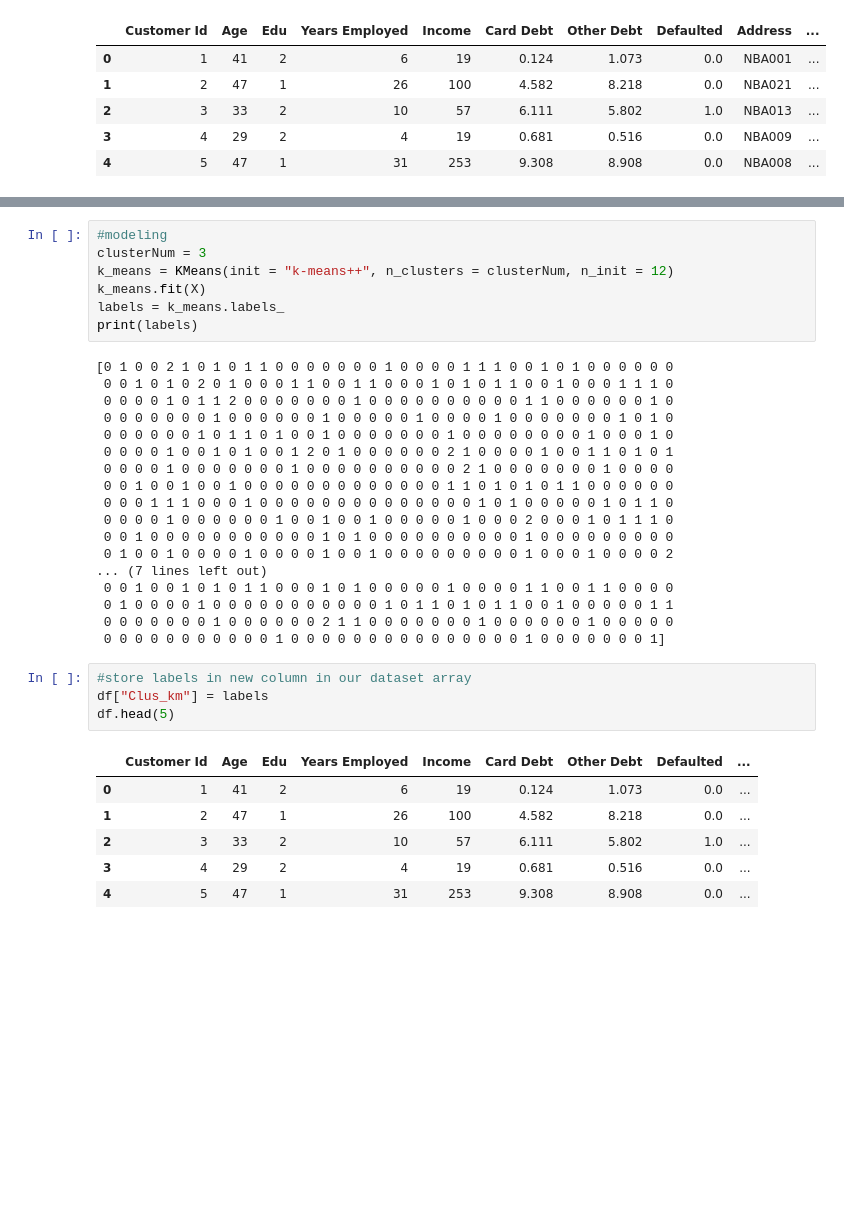
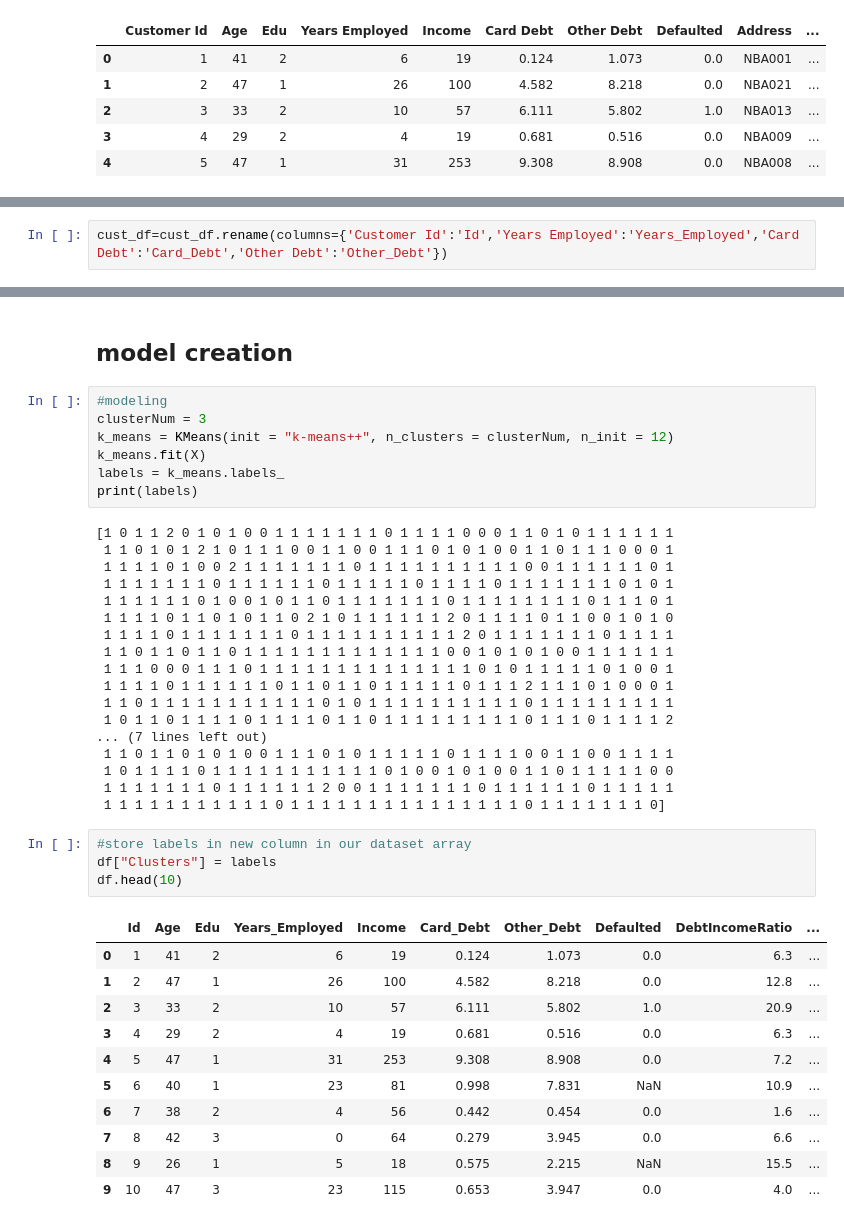
Before and after one commit to Abali-Youssef/machineLearning, a Jupyter notebook: K_MEANS/LAB-K_means.ipynb, the cells around one changed output, grey strips where cells are left out. Drawn from its saved outputs; the diff is of its cells as text; blank space fills up the shorter version.

```diff
--- a/K_MEANS/LAB-K_means.ipynb
+++ b/K_MEANS/LAB-K_means.ipynb
@@ -18,0 +43,2 @@ cust_df.head()
+# %%
+cust_df=cust_df.rename(columns={'Customer Id':'Id','Years Employed':'Years_Employed','Card Debt':'Card_Debt','Other Debt':'Other_Debt'})
@@ -50,3 +102,5 @@ array([[ 0.74291541,  0.31212243, -0.37878978, ..., -0.59048916,
+# %% [markdown]
+## model creation
 # %%
 #modeling
 clusterNum = 3
@@ -55,33 +109,38 @@ k_means.fit(X)
 labels = k_means.labels_
 print(labels)
 # %% [output]
-[0 1 0 0 2 1 0 1 0 1 1 0 0 0 0 0 0 0 1 0 0 0 0 1 1 1 0 0 1 0 1 0 0 0 0 0 0
- 0 0 1 0 1 0 2 0 1 0 0 0 1 1 0 0 1 1 0 0 0 1 0 1 0 1 1 0 0 1 0 0 0 1 1 1 0
- 0 0 0 0 1 0 1 1 2 0 0 0 0 0 0 0 1 0 0 0 0 0 0 0 0 0 0 1 1 0 0 0 0 0 0 1 0
- 0 0 0 0 0 0 0 1 0 0 0 0 0 0 1 0 0 0 0 0 1 0 0 0 0 1 0 0 0 0 0 0 0 1 0 1 0
- 0 0 0 0 0 0 1 0 1 1 0 1 0 0 1 0 0 0 0 0 0 0 1 0 0 0 0 0 0 0 0 1 0 0 0 1 0
- 0 0 0 0 1 0 0 1 0 1 0 0 1 2 0 1 0 0 0 0 0 0 2 1 0 0 0 0 1 0 0 1 1 0 1 0 1
- 0 0 0 0 1 0 0 0 0 0 0 0 1 0 0 0 0 0 0 0 0 0 0 2 1 0 0 0 0 0 0 0 1 0 0 0 0
- 0 0 1 0 0 1 0 0 1 0 0 0 0 0 0 0 0 0 0 0 0 0 1 1 0 1 0 1 0 1 1 0 0 0 0 0 0
- 0 0 0 1 1 1 0 0 0 1 0 0 0 0 0 0 0 0 0 0 0 0 0 0 1 0 1 0 0 0 0 0 1 0 1 1 0
- 0 0 0 0 1 0 0 0 0 0 0 1 0 0 1 0 0 1 0 0 0 0 0 1 0 0 0 2 0 0 0 1 0 1 1 1 0
- 0 0 1 0 0 0 0 0 0 0 0 0 0 0 1 0 1 0 0 0 0 0 0 0 0 0 0 1 0 0 0 0 0 0 0 0 0
- 0 1 0 0 1 0 0 0 0 1 0 0 0 0 1 0 0 1 0 0 0 0 0 0 0 0 0 1 0 0 0 1 0 0 0 0 2
+[1 0 1 1 2 0 1 0 1 0 0 1 1 1 1 1 1 1 0 1 1 1 1 0 0 0 1 1 0 1 0 1 1 1 1 1 1
+ 1 1 0 1 0 1 2 1 0 1 1 1 0 0 1 1 0 0 1 1 1 0 1 0 1 0 0 1 1 0 1 1 1 0 0 0 1
+ 1 1 1 1 0 1 0 0 2 1 1 1 1 1 1 1 0 1 1 1 1 1 1 1 1 1 1 0 0 1 1 1 1 1 1 0 1
+ 1 1 1 1 1 1 1 0 1 1 1 1 1 1 0 1 1 1 1 1 0 1 1 1 1 0 1 1 1 1 1 1 1 0 1 0 1
+ 1 1 1 1 1 1 0 1 0 0 1 0 1 1 0 1 1 1 1 1 1 1 0 1 1 1 1 1 1 1 1 0 1 1 1 0 1
+ 1 1 1 1 0 1 1 0 1 0 1 1 0 2 1 0 1 1 1 1 1 1 2 0 1 1 1 1 0 1 1 0 0 1 0 1 0
+ 1 1 1 1 0 1 1 1 1 1 1 1 0 1 1 1 1 1 1 1 1 1 1 2 0 1 1 1 1 1 1 1 0 1 1 1 1
+ 1 1 0 1 1 0 1 1 0 1 1 1 1 1 1 1 1 1 1 1 1 1 0 0 1 0 1 0 1 0 0 1 1 1 1 1 1
+ 1 1 1 0 0 0 1 1 1 0 1 1 1 1 1 1 1 1 1 1 1 1 1 1 0 1 0 1 1 1 1 1 0 1 0 0 1
+ 1 1 1 1 0 1 1 1 1 1 1 0 1 1 0 1 1 0 1 1 1 1 1 0 1 1 1 2 1 1 1 0 1 0 0 0 1
+ 1 1 0 1 1 1 1 1 1 1 1 1 1 1 0 1 0 1 1 1 1 1 1 1 1 1 1 0 1 1 1 1 1 1 1 1 1
+ 1 0 1 1 0 1 1 1 1 0 1 1 1 1 0 1 1 0 1 1 1 1 1 1 1 1 1 0 1 1 1 0 1 1 1 1 2
 ... (7 lines left out)
- 0 0 1 0 0 1 0 1 0 1 1 0 0 0 1 0 1 0 0 0 0 0 1 0 0 0 0 1 1 0 0 1 1 0 0 0 0
- 0 1 0 0 0 0 1 0 0 0 0 0 0 0 0 0 0 0 1 0 1 1 0 1 0 1 1 0 0 1 0 0 0 0 0 1 1
- 0 0 0 0 0 0 0 1 0 0 0 0 0 0 2 1 1 0 0 0 0 0 0 0 1 0 0 0 0 0 0 1 0 0 0 0 0
- 0 0 0 0 0 0 0 0 0 0 0 1 0 0 0 0 0 0 0 0 0 0 0 0 0 0 0 1 0 0 0 0 0 0 0 1]
+ 1 1 0 1 1 0 1 0 1 0 0 1 1 1 0 1 0 1 1 1 1 1 0 1 1 1 1 0 0 1 1 0 0 1 1 1 1
+ 1 0 1 1 1 1 0 1 1 1 1 1 1 1 1 1 1 1 0 1 0 0 1 0 1 0 0 1 1 0 1 1 1 1 1 0 0
+ 1 1 1 1 1 1 1 0 1 1 1 1 1 1 2 0 0 1 1 1 1 1 1 1 0 1 1 1 1 1 1 0 1 1 1 1 1
+ 1 1 1 1 1 1 1 1 1 1 1 0 1 1 1 1 1 1 1 1 1 1 1 1 1 1 1 0 1 1 1 1 1 1 1 0]
 # %%
 #store labels in new column in our dataset array
-df["Clus_km"] = labels
-df.head(5)
+df["Clusters"] = labels
+df.head(10)
 # %% [output]
-|  | Customer Id | Age | Edu | Years Employed | Income | Card Debt | Other Debt | Defaulted | ... |
-| 0 | 1 | 41 | 2 | 6 | 19 | 0.124 | 1.073 | 0.0 | ... |
-| 1 | 2 | 47 | 1 | 26 | 100 | 4.582 | 8.218 | 0.0 | ... |
-| 2 | 3 | 33 | 2 | 10 | 57 | 6.111 | 5.802 | 1.0 | ... |
-| 3 | 4 | 29 | 2 | 4 | 19 | 0.681 | 0.516 | 0.0 | ... |
-| 4 | 5 | 47 | 1 | 31 | 253 | 9.308 | 8.908 | 0.0 | ... |
+|  | Id | Age | Edu | Years_Employed | Income | Card_Debt | Other_Debt | Defaulted | DebtIncomeRatio | ... |
+| 0 | 1 | 41 | 2 | 6 | 19 | 0.124 | 1.073 | 0.0 | 6.3 | ... |
+| 1 | 2 | 47 | 1 | 26 | 100 | 4.582 | 8.218 | 0.0 | 12.8 | ... |
+| 2 | 3 | 33 | 2 | 10 | 57 | 6.111 | 5.802 | 1.0 | 20.9 | ... |
+| 3 | 4 | 29 | 2 | 4 | 19 | 0.681 | 0.516 | 0.0 | 6.3 | ... |
+| 4 | 5 | 47 | 1 | 31 | 253 | 9.308 | 8.908 | 0.0 | 7.2 | ... |
+| 5 | 6 | 40 | 1 | 23 | 81 | 0.998 | 7.831 | NaN | 10.9 | ... |
+| 6 | 7 | 38 | 2 | 4 | 56 | 0.442 | 0.454 | 0.0 | 1.6 | ... |
+| 7 | 8 | 42 | 3 | 0 | 64 | 0.279 | 3.945 | 0.0 | 6.6 | ... |
+| 8 | 9 | 26 | 1 | 5 | 18 | 0.575 | 2.215 | NaN | 15.5 | ... |
+| 9 | 10 | 47 | 3 | 23 | 115 | 0.653 | 3.947 | 0.0 | 4.0 | ... |
 # %%
 #grouping all data by "clus_km" and calculate the mean of each group
```
Also changed, not shown: parts of 17 cells of this notebook.
